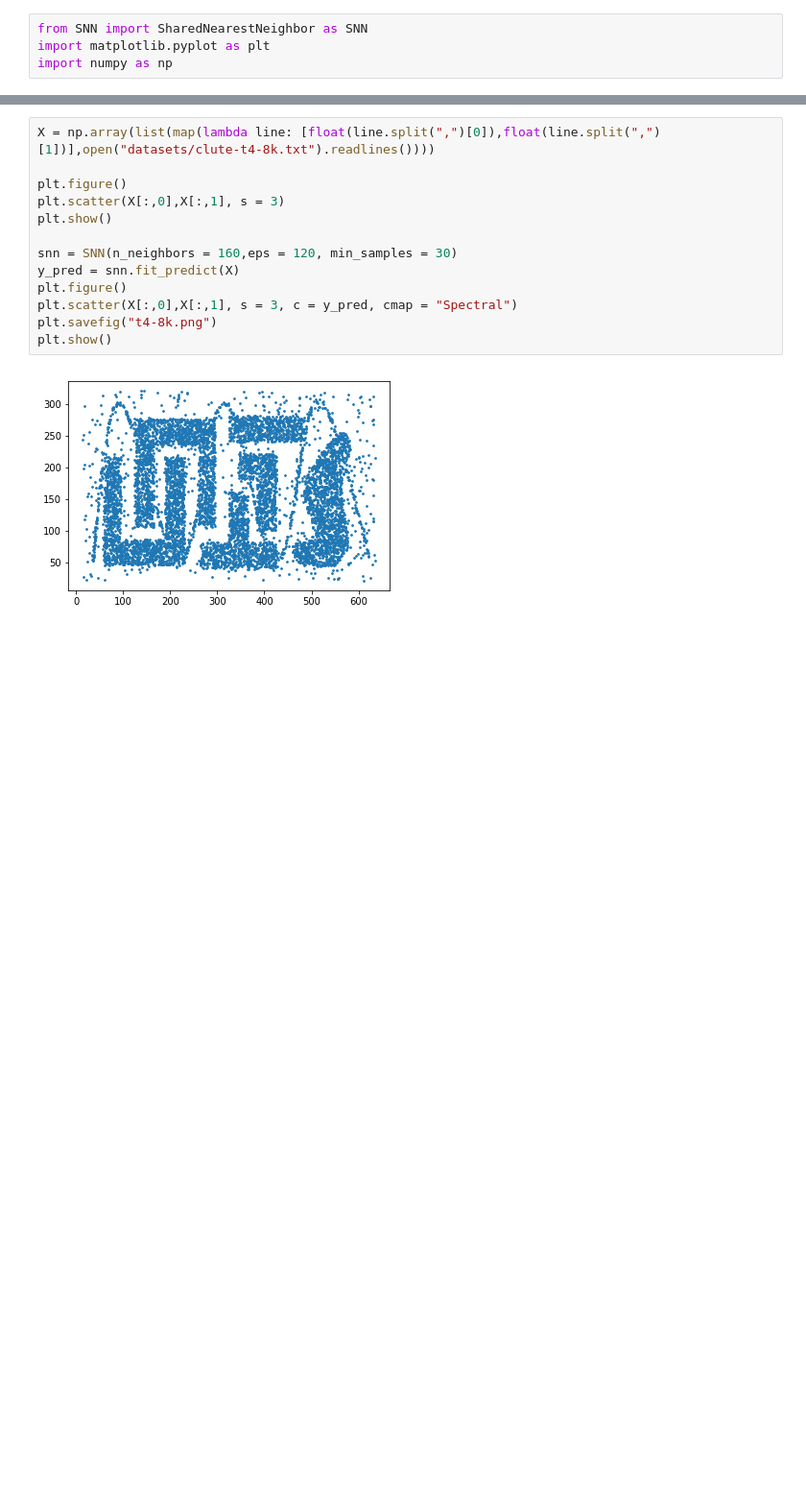
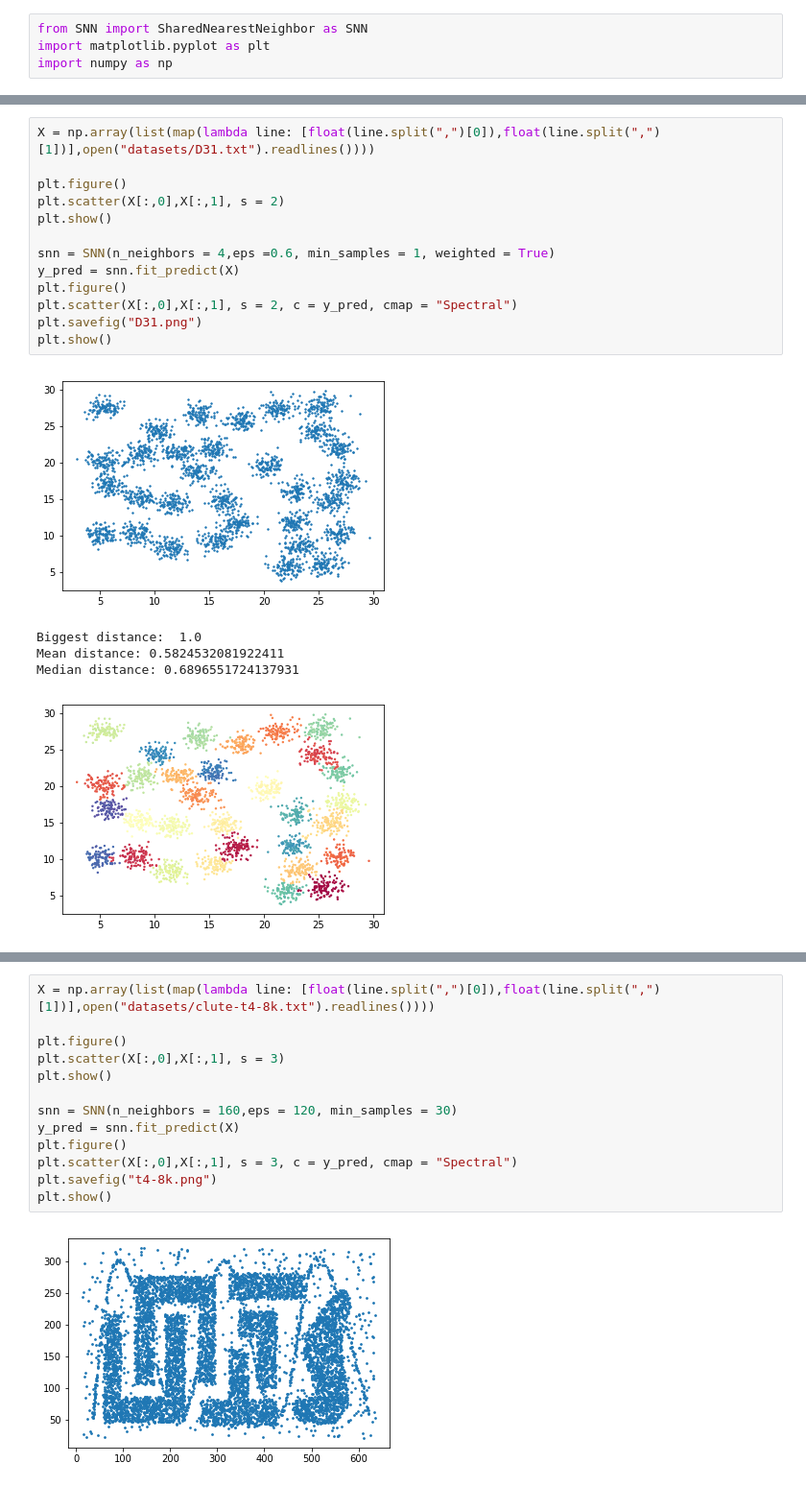
Before and after one commit to felipeangelimvieira/SharedNearestNeighbors, a Jupyter notebook: example.ipynb, the cells around one changed output, grey strips where cells are left out. Shown: that part at 96% size. Saved outputs shown, nothing was run; the diff lists cells and outputs as text; blank space fills up the shorter version.

Commit message:
weighted version

```diff
--- a/example.ipynb
+++ b/example.ipynb
@@ -18,6 +18,25 @@ plt.show()
 # %% [output]
 [figure]
 [figure]
+# %%
+X = np.array(list(map(lambda line: [float(line.split(",")[0]),float(line.split(",")[1])],open("datasets/D31.txt").readlines())))
+
+plt.figure()
+plt.scatter(X[:,0],X[:,1], s = 2)
+plt.show()
+
+snn = SNN(n_neighbors = 4,eps =0.6, min_samples = 1, weighted = True)
+y_pred = snn.fit_predict(X)
+plt.figure()
+plt.scatter(X[:,0],X[:,1], s = 2, c = y_pred, cmap = "Spectral")
+plt.savefig("D31.png")
+plt.show()
+# %% [output]
+[figure, added]
+Biggest distance:  1.0
+Mean distance: 0.5824532081922411
+Median distance: 0.6896551724137931
+[figure, added]
 # %%
 X = np.array(list(map(lambda line: [float(line.split(",")[0]),float(line.split(",")[1])],open("datasets/aggregation.txt").readlines())))
 
```
Also changed, not shown: parts of 7 cells of this notebook, 4 other files.
